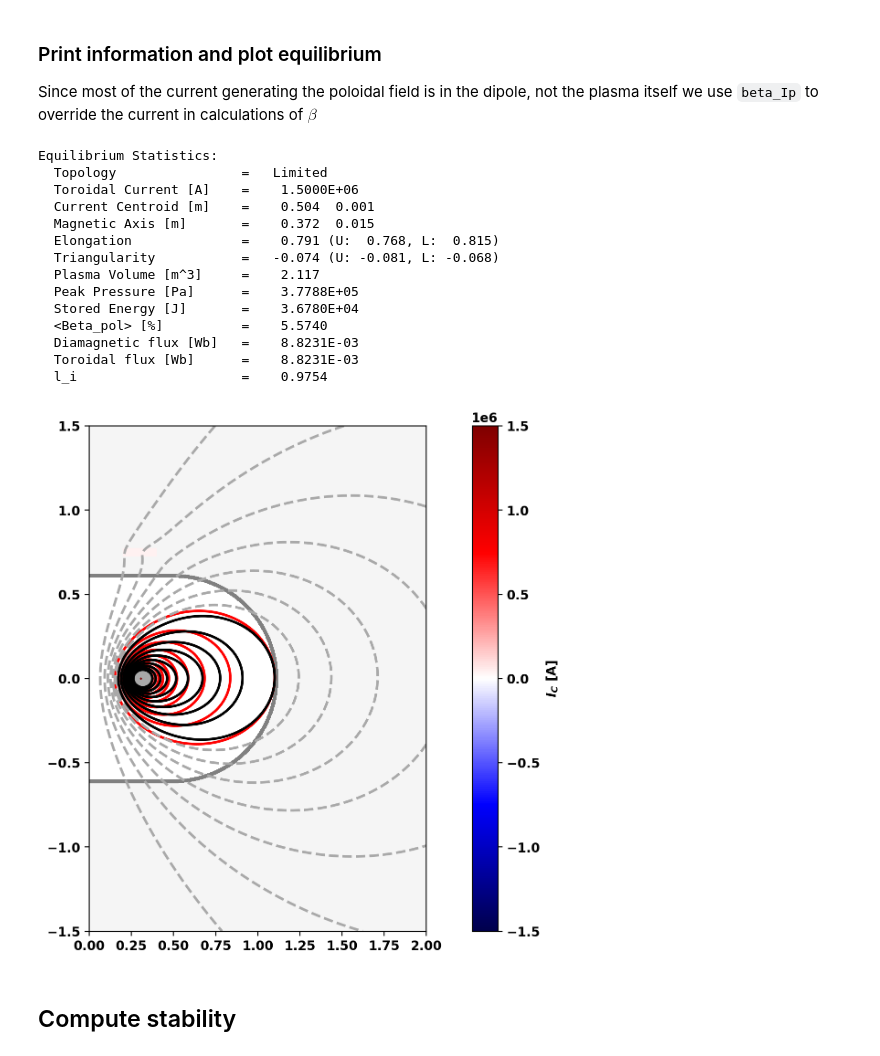
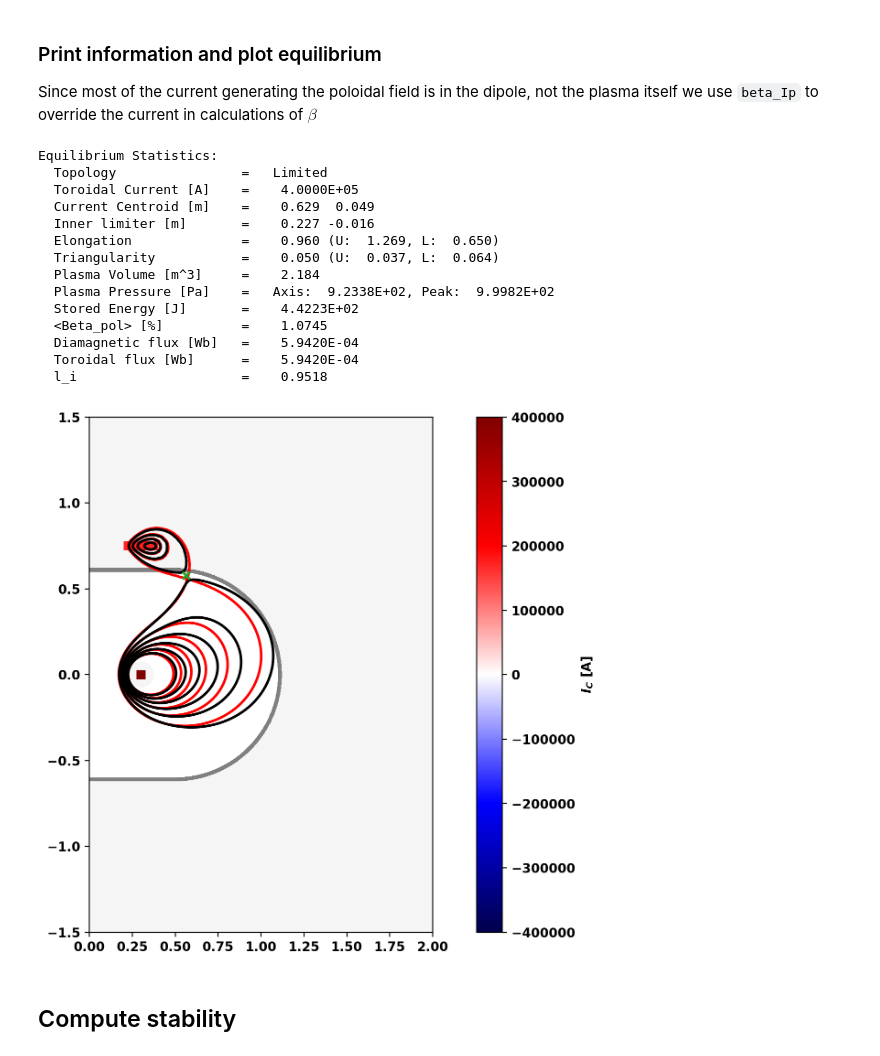
Before and after one commit to hansec/OpenFUSIONToolkit, a Jupyter notebook: src/examples/TokaMaker/Dipole/dipole_eq_ex.ipynb, the cells around one changed output. Drawn from its saved outputs; the diff is of its cells as text; code cells hidden in the pictures.

```diff
--- a/src/examples/TokaMaker/Dipole/dipole_eq_ex.ipynb
+++ b/src/examples/TokaMaker/Dipole/dipole_eq_ex.ipynb
@@ -114,7 +114,7 @@ Later on this will be used to set the coil current.
 # Compute masks and get turn count for DIPOLE coil
 pt_mask = np.zeros((mygs.r.shape[0],), dtype=np.int32)
 dipole_reg = mygs.coil_sets['DIPOLE']['sub_coils'][0]['reg_id']
-dipole_nturns = mygs.coil_sets['DIPOLE']['sub_coils'][0]['nturns']
+dipole_nturns = mygs.coil_sets['DIPOLE']['net_turns']
 pt_mask[mygs.lc[mygs.reg==dipole_reg,:]] = 1
 
 # Evaluate Br-field for levitation coil
@@ -166,7 +166,7 @@ Positive means this is unstable (it should be)!  0.0031681433086389456
 ## Compute an equilibrium
 # %%
 dipole_mass = 560.0
-coil_currents = {'DIPOLE': 1.5E4}
+coil_currents = {'DIPOLE': 4.E3}
 coil_currents['LEV'] = (dipole_mass*9.81)/(unit_coil_force*coil_currents['DIPOLE'])
 mygs.set_coil_currents(coil_currents)
 mygs.set_psi(0.0*psi_lev)
@@ -183,5 +183,5 @@ Dipole force = 5493.6
 # %%
-prof = create_spline_flux_fun(40,[0.0,0.25,0.5,1.0],[0.5,1.0,0.5,0.0],axis_bc=[1,0.0],edge_bc=[1,0.0])
+prof = create_spline_flux_fun(40,[0.0,0.25,0.5,1.0],[-0.5,1.0,0.75,0.0],axis_bc=[1,0.0],edge_bc=[1,0.0])
 plt.plot(prof['x'],prof['y'])
 mygs.set_profiles(pp_prof=prof)
 # %% [output]
@@ -193,7 +193,8 @@ err_flag = mygs.init_psi()
 psi_init = mygs.get_psi()
 
 # Solve with real current
-mygs.set_targets(Ip=2.E5, Ip_ratio=1.E-2) # This Ip ratio means almost all the current is due to pressure
+mygs.alam = 1.E-4
+mygs.set_targets(pax=1.E3) # This Ip ratio means almost all the current is due to pressure
 err_flag = mygs.solve()
 # %% [output]
 Starting non-linear GS solver
@@ -216,28 +216,28 @@ Starting non-linear GS solver
 ### Print information and plot equilibrium
 Since most of the current generating the poloidal field is in the dipole, not the plasma itself we use `beta_Ip` to override the current in calculations of $\beta$
 # %%
-mygs.print_info(beta_Ip=coil_currents['DIPOLE']*dipole_nturns)
+mygs.print_info(beta_Ip=coil_currents['DIPOLE']*mygs.coil_sets['DIPOLE']['net_turns'])
 #
 fig, ax = plt.subplots(1,1,sharey=True,figsize=(8,6),constrained_layout=True)
 mygs.plot_machine(fig,ax,coil_colormap='seismic',coil_symmap=True,limiter_color=None)
-mygs.plot_psi(fig,ax,psi=psi_init,plasma_nlevels=10,plasma_color='r',vacuum_nlevels=0,xpoint_color=None,opoint_color=None)
-mygs.plot_psi(fig,ax,plasma_nlevels=10,plasma_color='k',vacuum_levels=None,xpoint_color='tab:green',opoint_color=None)
+mygs.plot_psi(fig,ax,psi=psi_init,plasma_nlevels=6,plasma_color='r',vacuum_nlevels=0,xpoint_color=None,opoint_color=None)
+mygs.plot_psi(fig,ax,plasma_nlevels=6,plasma_color='k',vacuum_nlevels=0,xpoint_color='tab:green',opoint_color=None)
 # %% [output]
 Equilibrium Statistics:
   Topology                =   Limited
-  Toroidal Current [A]    =    1.5000E+06
-  Current Centroid [m]    =    0.504  0.001
-  Magnetic Axis [m]       =    0.372  0.015
-  Elongation              =    0.791 (U:  0.768, L:  0.815)
-  Triangularity           =   -0.074 (U: -0.081, L: -0.068)
-  Plasma Volume [m^3]     =    2.117
-  Peak Pressure [Pa]      =    3.7788E+05
-  Stored Energy [J]       =    3.6780E+04
-  <Beta_pol> [%]          =    5.5740
-  Diamagnetic flux [Wb]   =    8.8231E-03
-  Toroidal flux [Wb]      =    8.8231E-03
-  l_i                     =    0.9754
+  Toroidal Current [A]    =    4.0000E+05
+  Current Centroid [m]    =    0.629  0.049
+  Inner limiter [m]       =    0.227 -0.016
+  Elongation              =    0.960 (U:  1.269, L:  0.650)
+  Triangularity           =    0.050 (U:  0.037, L:  0.064)
+  Plasma Volume [m^3]     =    2.184
+  Plasma Pressure [Pa]    =   Axis:  9.2338E+02, Peak:  9.9982E+02
+  Stored Energy [J]       =    4.4223E+02
+  <Beta_pol> [%]          =    1.0745
+  Diamagnetic flux [Wb]   =    5.9420E-04
+  Toroidal flux [Wb]      =    5.9420E-04
+  l_i                     =    0.9518
-[figure, old version]
+[figure, new version]
 # %% [markdown]
 ## Compute stability
 # %%
```
Also changed, not shown: parts of 8 cells of this notebook, 2 other files.
